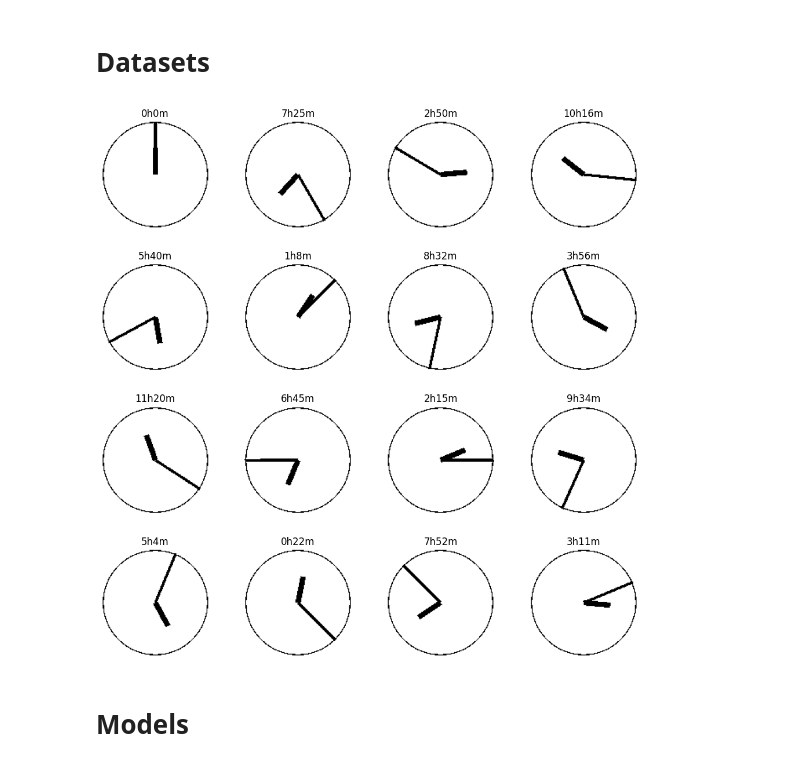
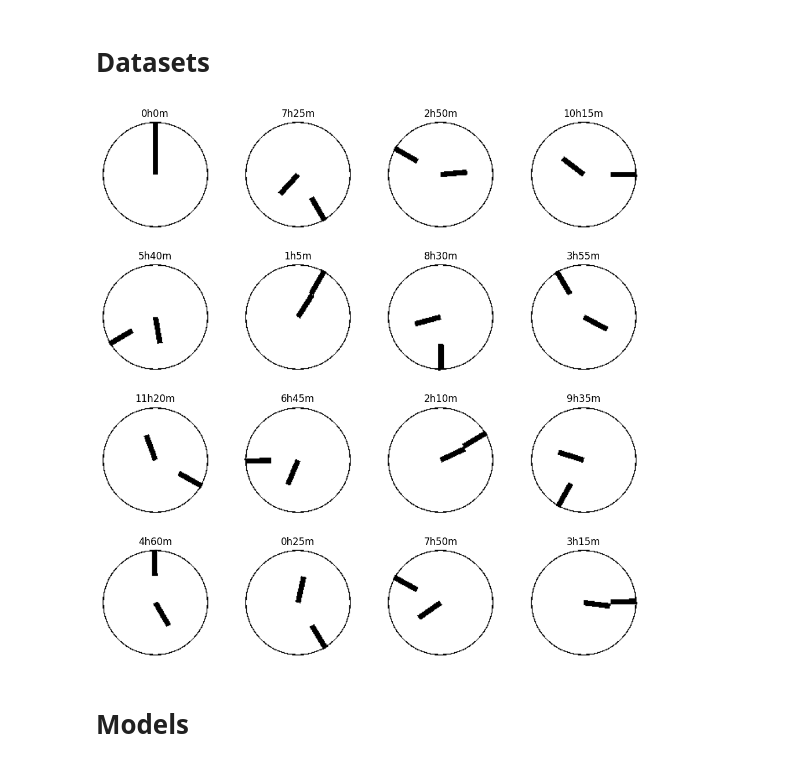
Before and after one commit to uzairname/manifold-learning, a Jupyter notebook: main.ipynb, the cells around one changed output. Drawn from its saved outputs; the diff is of its cells as text; code cells hidden in the pictures.

```diff
--- a/main.ipynb
+++ b/main.ipynb
@@ -7,38 +7,49 @@
 # %%
 import torch
 from torch.utils.data import DataLoader
-from datasets.clock import ClockDataset
+from datasets.clock import ClockConfig, ClockDataset
 import matplotlib.pyplot as plt
 import numpy as np
 
 
 IMG_SIZE = 128
 BATCH_SIZE = 64
-data_size = 16
+data_size = 4096
 
-dataset = ClockDataset(len=data_size, img_size=IMG_SIZE, minute_hand_len=1, augment=False, supervised=True)
+data_config = ClockConfig(
+    minute_hand_len=1,
+    minute_hand_start=0.5,
+    miute_hand_thickness=0.1,
+    hour_hand_len=0.5,
+    hour_hand_start=0,
+    hour_hand_thickness=0.1
+)
+
+
+dataset = ClockDataset(len=data_size, img_size=IMG_SIZE, augment=False, supervised=True, config=data_config)
 dataloader = DataLoader(dataset, batch_size=BATCH_SIZE, shuffle=False, pin_memory=True)
 
 # visualize 16 images
 fig, axs = plt.subplots(4, 4, figsize=(10, 10))
 fig.tight_layout()
 batch, labels2d, _ = next(iter(dataloader))
 for i in range(16):
     img = batch[i].unsqueeze(0)
     label = labels2d[i].numpy()
     hour = label[0] * 12
     minute = label[1] * 60
     axs[i // 4, i % 4].imshow(img[0].squeeze(), cmap='gray')
     axs[i // 4, i % 4].set_title(f"{hour:.0f}h{minute:.0f}m")
     axs[i // 4, i % 4].axis('off')
 # hour = label[0] * 12
 # minute = label[1] * 60
 # axs[i // 4, i % 4].imshow(img[0], cmap='gray')
 # axs[i // 4, i % 4].set_title(f"{hour:.0f}h{minute:.0f}m")
 # axs[i // 4, i % 4].axis('off')
 
+
 plt.show()
 # %% [output]
-[figure, old version]
+[figure, new version]
 # %% [markdown]
 # Models
```
Also changed, not shown: parts of 12 cells of this notebook, 7 other files.
